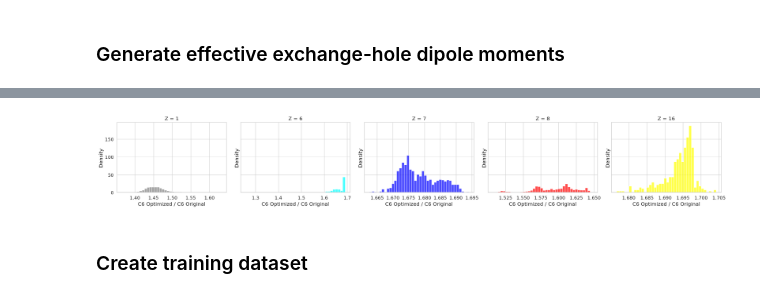
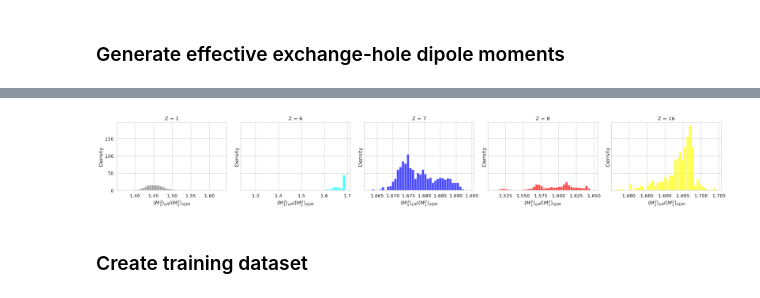
Before and after one commit to michellab/EMLE_LJ_SI, a Jupyter notebook: training/xdm_moments/train_xdm_moments.ipynb, the cells around one changed output, grey strips where cells are left out. Saved outputs shown, nothing was run; the diff lists cells and outputs as text; code cells hidden in the pictures.

```diff
--- a/training/xdm_moments/train_xdm_moments.ipynb
+++ b/training/xdm_moments/train_xdm_moments.ipynb
@@ -129,35 +135,35 @@ Epoch 400, Loss: 0.0021078609861433506
 c6_optimized = c6(alpha, m1_eff).detach().cpu().numpy().flatten()
 c6_orig = c6_train.cpu().numpy().flatten()
 ratios = c6_optimized / c6_orig
 species_np = species_ds.cpu().numpy().flatten()
 
 sns.set(style="whitegrid", font_scale=1.2)
 
 # Create one subplot per Z
 z_values = sorted(color_by_z.keys())
 fig, axes = plt.subplots(1, len(z_values), figsize=(5 * len(z_values), 4), sharey=True)
 
 # If only one Z, axes may not be iterable
 if len(z_values) == 1:
     axes = [axes]
 
 for ax, z in zip(axes, z_values):
     mask = species_np == z
     ax.hist(
         ratios[mask],
         bins=40,
         alpha=0.7,
         color=color_by_z[z],
         density=True,
     )
     ax.set_title(f"Z = {z}")
-    ax.set_xlabel("C6 Optimized / C6 Original")
+    ax.set_xlabel(r"$\langle M_1^2 \rangle_{eff}  / \langle M_1^2 \rangle_{XDM}$")
     ax.set_ylabel("Density")
 
 plt.tight_layout()
 plt.show()
 # %% [output]
-[figure, old version]
+[figure, new version]
 # %% [markdown]
 ### Create training dataset
 # %%
```
Also changed, not shown: parts of 16 cells of this notebook, 4 other files.
